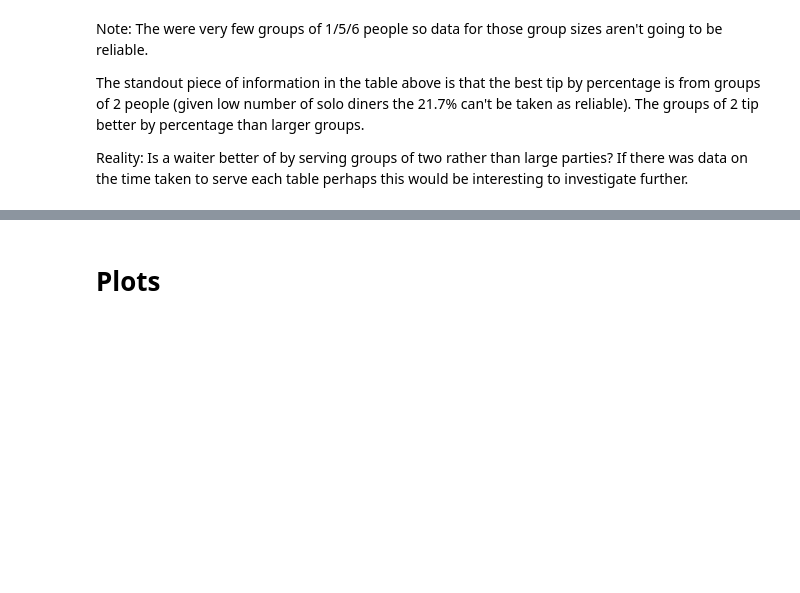
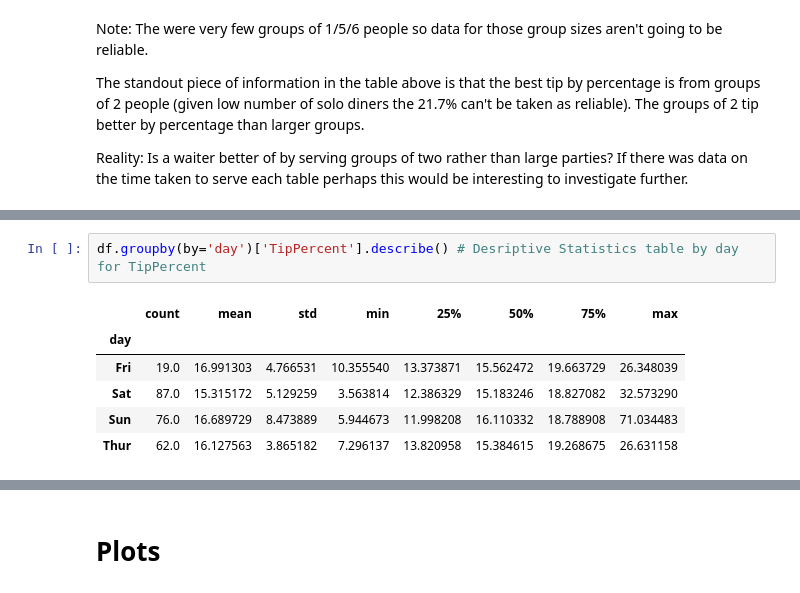
Before and after one commit to edelcorcoran/FDA-Project, a Jupyter notebook: Tips.ipynb, the cells around one changed output, grey strips where cells are left out. Drawn from its saved outputs; the diff is of its cells as text; blank space fills up the shorter version.

```diff
--- a/Tips.ipynb
+++ b/Tips.ipynb
@@ -505,0 +517,9 @@ dtype: int64
+# %%
+df.groupby(by='day')['TipPercent'].describe() # Desriptive Statistics table by day for TipPercent
+# %% [output]
+|  | count | mean | std | min | 25% | 50% | 75% | max |
+| day |  |  |  |  |  |  |  |  |
+| Fri | 19.0 | 16.991303 | 4.766531 | 10.355540 | 13.373871 | 15.562472 | 19.663729 | 26.348039 |
+| Sat | 87.0 | 15.315172 | 5.129259 | 3.563814 | 12.386329 | 15.183246 | 18.827082 | 32.573290 |
+| Sun | 76.0 | 16.689729 | 8.473889 | 5.944673 | 11.998208 | 16.110332 | 18.788908 | 71.034483 |
+| Thur | 62.0 | 16.127563 | 3.865182 | 7.296137 | 13.820958 | 15.384615 | 19.268675 | 26.631158 |
```
Also changed, not shown: parts of 36 cells of this notebook.
